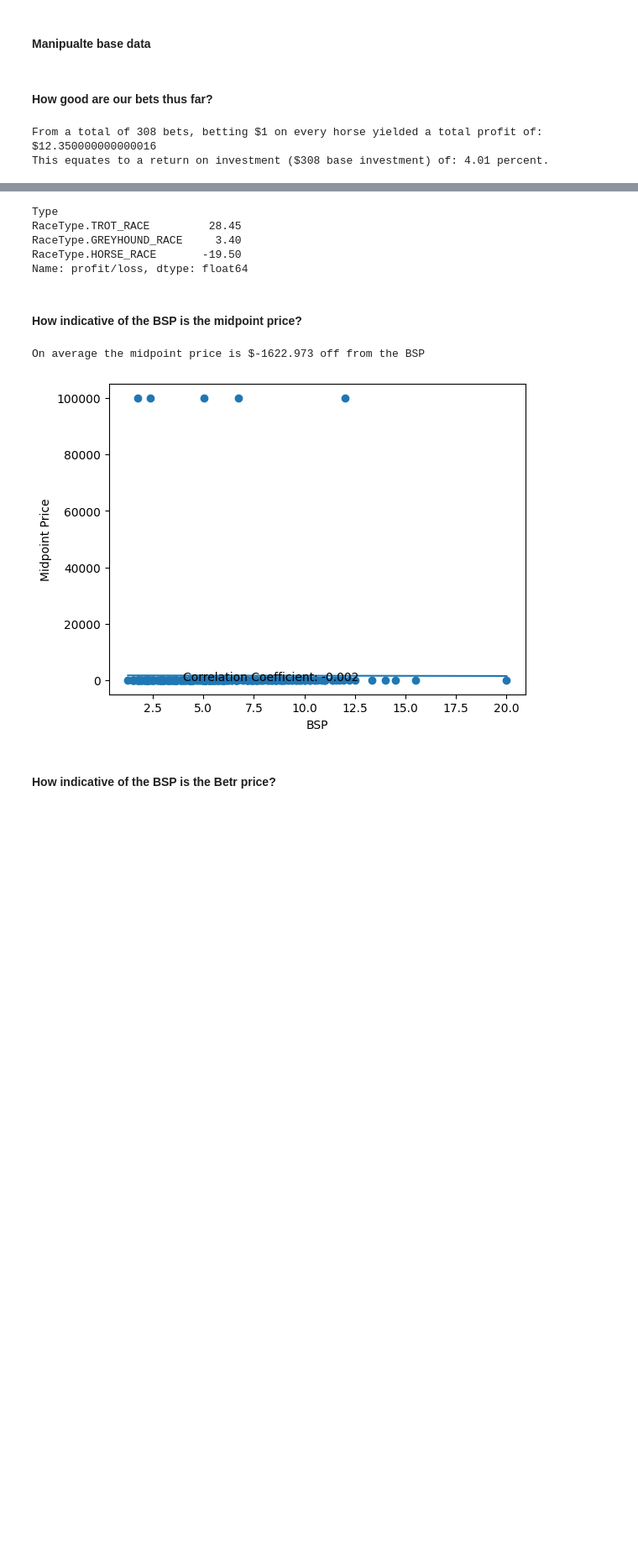
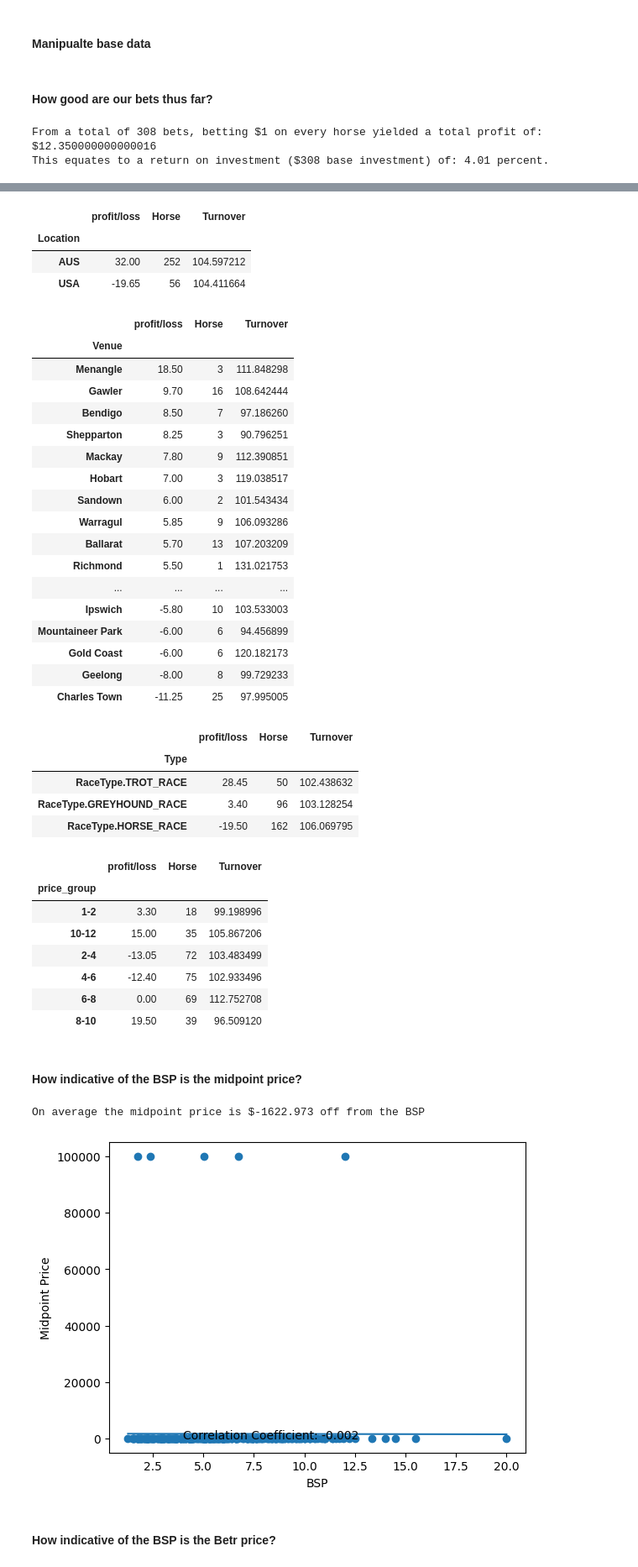
Before and after one commit to CNPCNPCNP/Horseracing-Arbitrage, a Jupyter notebook: log_data_analysis.ipynb, the cells around one changed output, grey strips where cells are left out. Shown: that part at 84% size. Saved outputs shown, nothing was run; the diff lists cells and outputs as text; code cells hidden in the pictures; blank space fills up the shorter version.

Commit message:
More group descriptive stats- whatever your mood

```diff
--- a/log_data_analysis.ipynb
+++ b/log_data_analysis.ipynb
@@ -45,13 +27,45 @@ returns = profit / len(all_bets) * 100
 
 # let's group the data by characteristics and see if there is a difference in key metrics:
 location_returns = all_bets.groupby('Location')['profit/loss'].sum()
-location_returns = location_returns.sort_values(ascending=False)
+location_returns_n = all_bets.groupby('Location')['Horse'].count()
+location_returns_t = all_bets.groupby('Location')['Turnover'].mean()
+location_returns = pd.DataFrame(location_returns.sort_values(ascending=False)).merge(location_returns_n, left_index=True, right_index=True)
+location_returns = location_returns.merge(location_returns_t, left_index=True, right_index=True)
 
 venue_returns = all_bets.groupby('Venue')['profit/loss'].sum()
-venue_returns = venue_returns.sort_values(ascending=False)
+venue_returns_n = all_bets.groupby('Venue')['Horse'].count()
+venure_returns_t = all_bets.groupby('Venue')['Turnover'].mean()
+venue_returns = pd.DataFrame(venue_returns.sort_values(ascending=False)).merge(venue_returns_n, left_index=True, right_index=True)
+venue_returns = venue_returns.merge(venure_returns_t, left_index=True, right_index=True)
 
 race_type_returns = all_bets.groupby('Type')['profit/loss'].sum()
-race_type_returns = race_type_returns.sort_values(ascending=False)
+race_type_returns_n = all_bets.groupby('Type')['Horse'].count()
+race_type_returns_t = all_bets.groupby('Type')['Turnover'].mean()
+race_type_returns = pd.DataFrame(race_type_returns.sort_values(ascending=False)).merge(race_type_returns_n, left_index=True, right_index=True)
+race_type_returns = race_type_returns.merge(race_type_returns_t, left_index=True, right_index=True)
+# %%
+
+conditions = [(all_bets['Price'] >= 1) & (all_bets['Price'] < 2),
+                (all_bets['Price'] >= 2) & (all_bets['Price'] < 4),
+                (all_bets['Price'] >= 4) & (all_bets['Price'] < 6),
+                (all_bets['Price'] >= 6) & (all_bets['Price'] < 8),
+                (all_bets['Price'] >= 8) & (all_bets['Price'] < 10),
+                (all_bets['Price'] >= 10) & (all_bets['Price'] < 12),
+                (all_bets['Price'] >= 12) & (all_bets['Price'] < 14),
+                (all_bets['Price'] >= 14) & (all_bets['Price'] < 16),
+                (all_bets['Price'] >= 16) & (all_bets['Price'] < 18),
+                (all_bets['Price'] >= 18) & (all_bets['Price'] < 20),
+                (all_bets['Price'] >= 20)]
+
+price_group = ["1-2", "2-4", "4-6", "6-8", "8-10", "10-12", "12-14", "14-16", "16-18", "18-20", "20+"]
+
+all_bets['price_group'] = np.select(conditions, price_group)
+
+price_type_returns = all_bets.groupby('price_group')['profit/loss'].sum()
+price_type_returns_n = all_bets.groupby('price_group')['Horse'].count()
+price_type_returns_t = all_bets.groupby('price_group')['Turnover'].mean()
+price_type_returns = pd.DataFrame(price_type_returns).merge(price_type_returns_n, left_index=True, right_index=True)
+price_type_returns = price_type_returns.merge(price_type_returns_t, left_index=True, right_index=True)
 # %% [markdown]
 #### How good are our bets thus far?
 # %%
@@ -61,6 +75,7 @@ print(f'This equates to a return on investment (${len(all_bets)} base investment
 display(location_returns)
 display(venue_returns)
 display(race_type_returns)
+display(price_type_returns)
 # %% [output]
 From a total of 308 bets, betting $1 on every horse yielded a total profit of: $12.350000000000016
 This equates to a return on investment ($308 base investment) of: 4.01 percent.
@@ -88,8 +82,38 @@ Name: profit/loss, dtype: float64
-Type
-RaceType.TROT_RACE         28.45
-RaceType.GREYHOUND_RACE     3.40
-RaceType.HORSE_RACE       -19.50
-Name: profit/loss, dtype: float64
+|  | profit/loss | Horse | Turnover |
+| Location |  |  |  |
+| AUS | 32.00 | 252 | 104.597212 |
+| USA | -19.65 | 56 | 104.411664 |
+|  | profit/loss | Horse | Turnover |
+| Venue |  |  |  |
+| Menangle | 18.50 | 3 | 111.848298 |
+| Gawler | 9.70 | 16 | 108.642444 |
+| Bendigo | 8.50 | 7 | 97.186260 |
+| Shepparton | 8.25 | 3 | 90.796251 |
+| Mackay | 7.80 | 9 | 112.390851 |
+| Hobart | 7.00 | 3 | 119.038517 |
+| Sandown | 6.00 | 2 | 101.543434 |
+| Warragul | 5.85 | 9 | 106.093286 |
+| Ballarat | 5.70 | 13 | 107.203209 |
+| Richmond | 5.50 | 1 | 131.021753 |
+| ... | ... | ... | ... |
+| Ipswich | -5.80 | 10 | 103.533003 |
+| Mountaineer Park | -6.00 | 6 | 94.456899 |
+| Gold Coast | -6.00 | 6 | 120.182173 |
+| Geelong | -8.00 | 8 | 99.729233 |
+| Charles Town | -11.25 | 25 | 97.995005 |
+|  | profit/loss | Horse | Turnover |
+| Type |  |  |  |
+| RaceType.TROT_RACE | 28.45 | 50 | 102.438632 |
+| RaceType.GREYHOUND_RACE | 3.40 | 96 | 103.128254 |
+| RaceType.HORSE_RACE | -19.50 | 162 | 106.069795 |
+|  | profit/loss | Horse | Turnover |
+| price_group |  |  |  |
+| 1-2 | 3.30 | 18 | 99.198996 |
+| 10-12 | 15.00 | 35 | 105.867206 |
+| 2-4 | -13.05 | 72 | 103.483499 |
+| 4-6 | -12.40 | 75 | 102.933496 |
+| 6-8 | 0.00 | 69 | 112.752708 |
+| 8-10 | 19.50 | 39 | 96.509120 |
 # %% [markdown]
 #### How indicative of the BSP is the midpoint price?
 # %%
```
Also changed, not shown: parts of 2 cells of this notebook.
